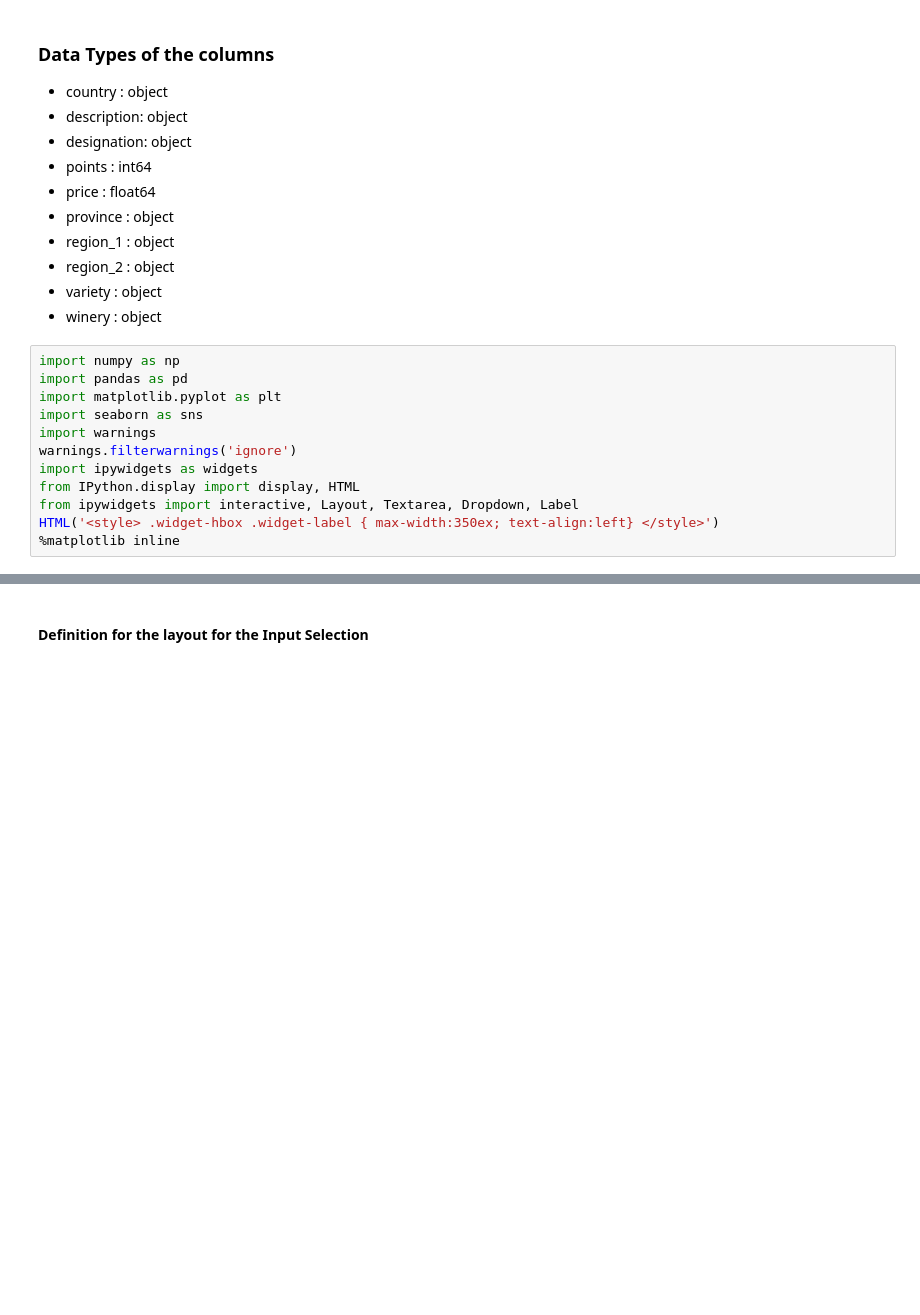
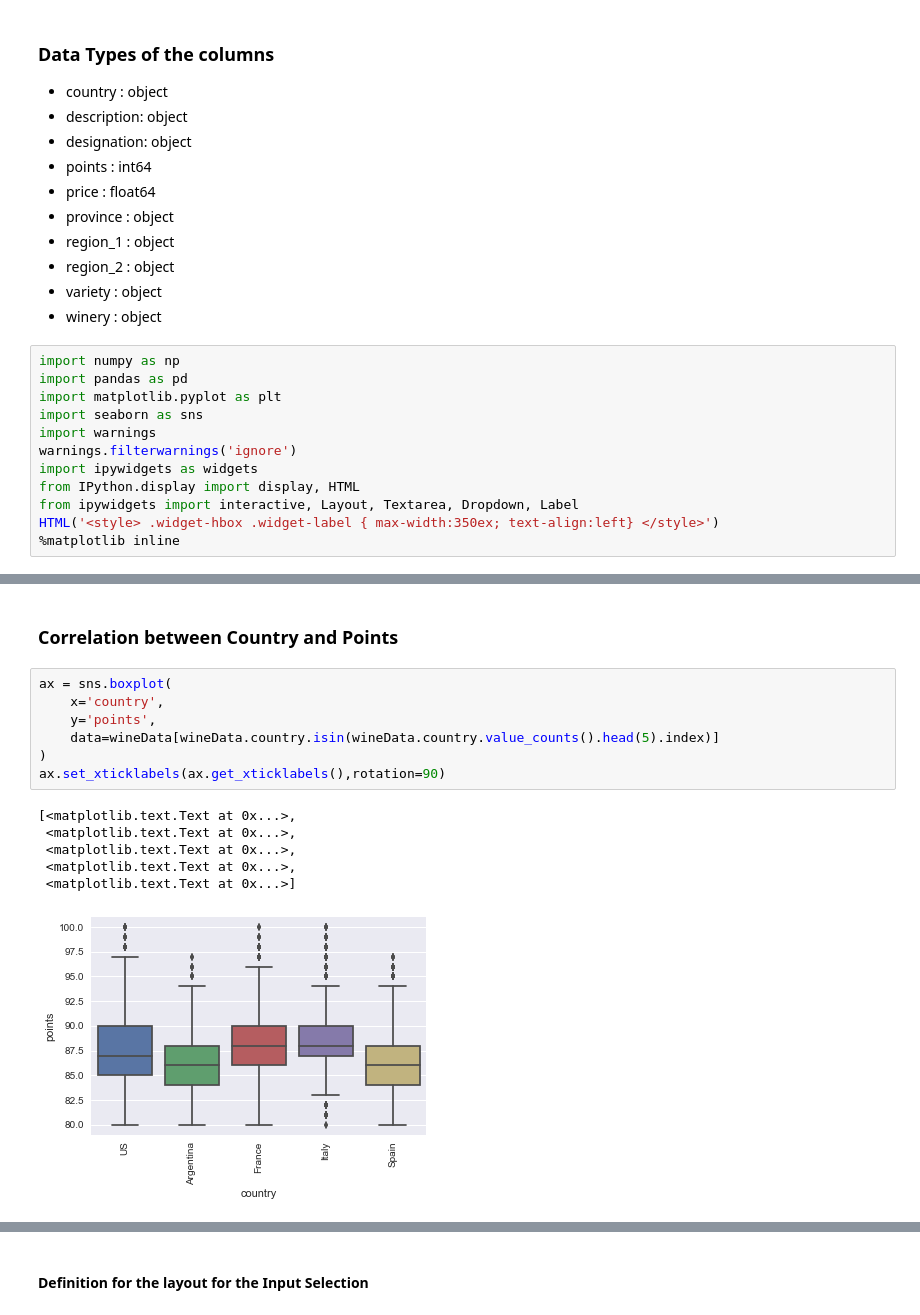
Before and after one commit to vibaskaran/Wine_Review_Analysis, a Jupyter notebook: Wine_review_analysis.ipynb, the cells around one changed output, grey strips where cells are left out. Cells and saved outputs as stored; diff of their text form; blank space fills up the shorter version.

```diff
--- a/Wine_review_analysis.ipynb
+++ b/Wine_review_analysis.ipynb
@@ -46,0 +96,16 @@ HTML('<style> .widget-hbox .widget-label { max-width:350ex; text-align:left} </s
+# %% [markdown]
+### Correlation between Country and Points
+# %%
+ax = sns.boxplot(
+    x='country',
+    y='points',
+    data=wineData[wineData.country.isin(wineData.country.value_counts().head(5).index)]
+)
+ax.set_xticklabels(ax.get_xticklabels(),rotation=90)
+# %% [output]
+[<matplotlib.text.Text at 0x...>,
+ <matplotlib.text.Text at 0x...>,
+ <matplotlib.text.Text at 0x...>,
+ <matplotlib.text.Text at 0x...>,
+ <matplotlib.text.Text at 0x...>]
+[figure, added]
```
Also changed, not shown: parts of 56 cells of this notebook.
